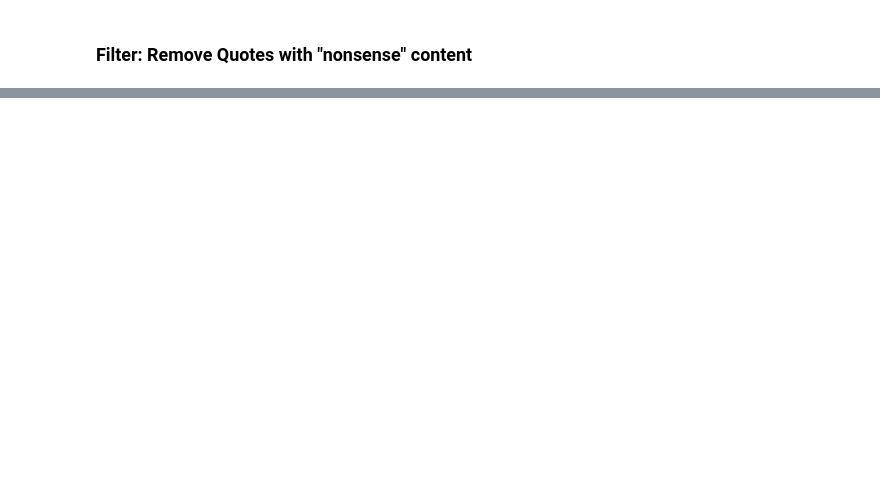
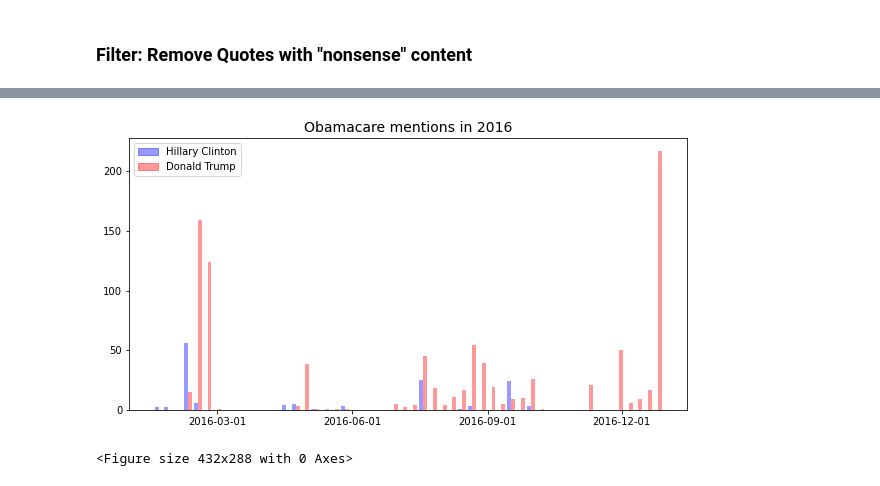
Before and after one commit to epfl-ada/ada-2021-project-radar, a Jupyter notebook: Milestone2.ipynb, the cells around one changed output, grey strips where cells are left out. Saved outputs shown, nothing was run; the diff lists cells and outputs as text; code cells hidden in the pictures; blank space fills up the shorter version.

```diff
--- a/Milestone2.ipynb
+++ b/Milestone2.ipynb
@@ -87,0 +418,25 @@ PROBAS_CUTOFF_VALUE = 0.4
+# %%
+OBAMACARE_REGEX = '(obama care)|obamacare' # Not perfect, proof of concept...
+
+df_obamacare = df_2[df_2['quotation'].str.contains(pat = OBAMACARE_REGEX, regex = True, flags=re.IGNORECASE)].sort_values('date')
+df_obamacare['date'] = df_obamacare['date'].apply(lambda date : date.date())
+
+df_obamacare_hc = df_obamacare[df_obamacare['speaker'] == 'Hillary Clinton']
+df_obamacare_dt = df_obamacare[df_obamacare['speaker'] == 'Donald Trump']
+# %%
+BINS = 52
+ticks = [f"2016-0{i * 3}-01" for i in range(1,4)] + ["2016-12-01"]
+
+plt.figure(figsize=(10,5))
+plt.title("Obamacare mentions in 2016", fontsize=14)
+
+plt.hist([df_obamacare_hc['date'], df_obamacare_dt['date']], weights=[df_obamacare_hc['numOccurrences'], df_obamacare_dt['numOccurrences']], bins=BINS, color=["b", "r"], alpha=0.4)
+
+plt.xticks(ticks)
+plt.legend(handles=[blue_patch, red_patch])
+
+plt.show()
+plt.clf()
+# %% [output]
+[figure, added]
+<Figure size 432x288 with 0 Axes>
```
Also changed, not shown: parts of 95 cells of this notebook, 1 other file.
